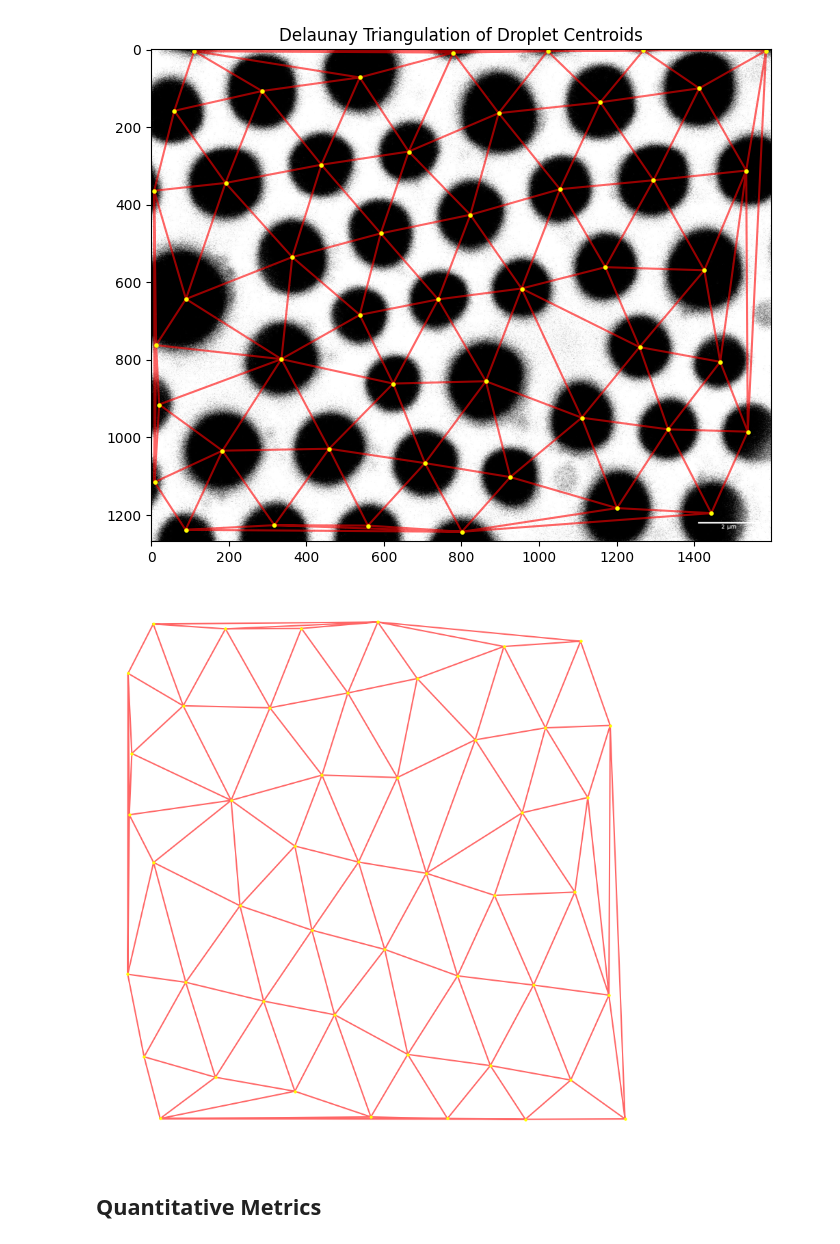
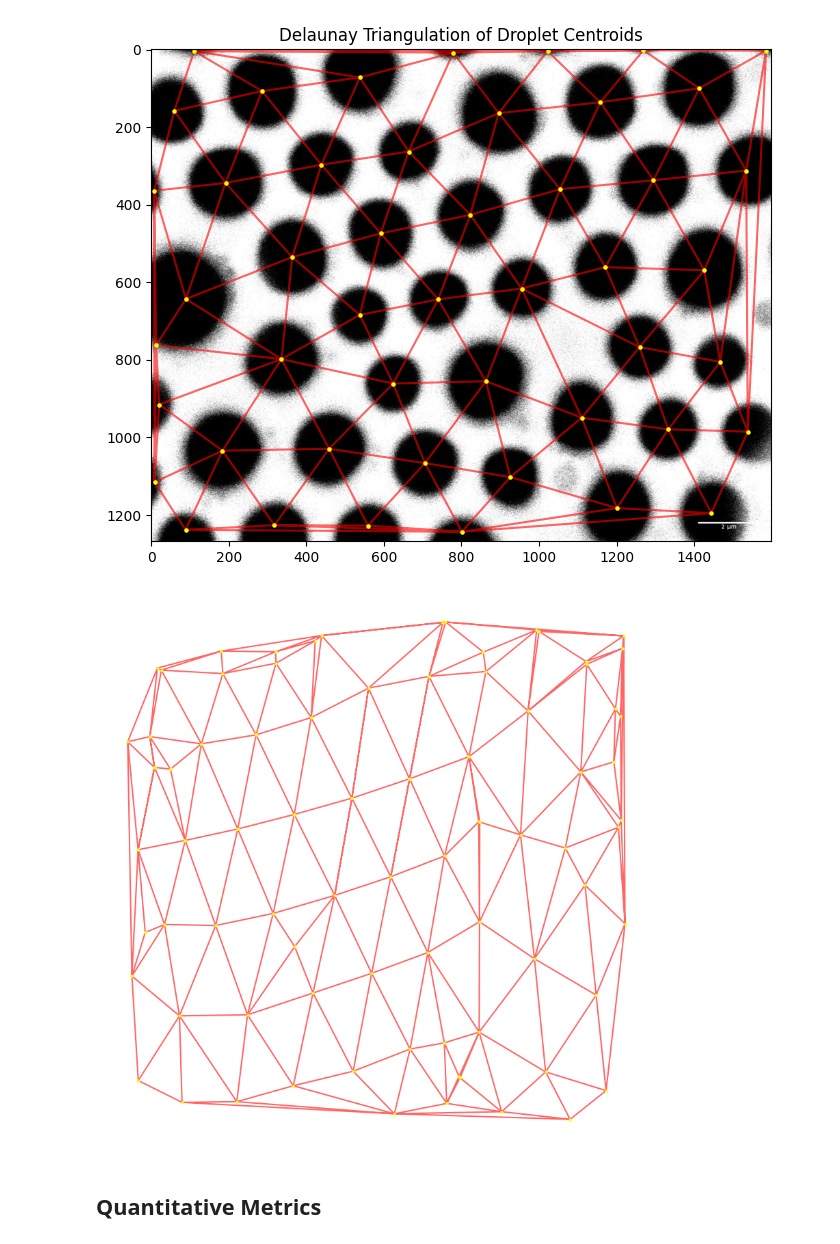
Before and after one commit to lemontang3/Python_Physics, a Jupyter notebook: Voronoi_Analysis.ipynb, the cells around one changed output. Saved outputs shown, nothing was run; the diff lists cells and outputs as text; code cells hidden in the pictures.

```diff
--- a/Voronoi_Analysis.ipynb
+++ b/Voronoi_Analysis.ipynb
@@ -559,37 +567,54 @@ plt.title('Delaunay Triangulation of Droplet Centroids')
 plt.show()
 # %% [output]
 [figure]
-# %%
-import cv2
-import numpy as np
-from scipy.spatial import Delaunay
-import matplotlib.pyplot as plt
-
-# Load SEM Image
-# Preprocess Image (assuming previous steps are done and centroids are detected)
-# This part assumes that centroids are already identified, e.g., using contours or other method
-
-# Example centroid array (replace with actual centroids)
-# centroids = np.array([[100, 150], [200, 250], [300, 350], ...])
-
-# Compute Delaunay Triangulation (corrected to use centroids as (x, y))
-centroids =   np.array(centroids)
-
-
-tri = Delaunay(centroids)
-
-# Plotting the Image with Delaunay Triangulation
-fig, ax = plt.subplots(figsize=(8, 8))
-ax.triplot(centroids[:, 0], centroids[:, 1], tri.simplices, color='red', alpha=0.6)
-ax.set_axis_off()
-
-plt.scatter(centroids[:, 0], centroids[:, 1], c='yellow', s=5)
-plt.subplots_adjust(left=0, right=1, top=1, bottom=0)
-plt.tight_layout(pad=0)
-
-plt.show()
-# %% [output]
-[figure, removed]
+# %%
+import cv2
+import numpy as np
+from scipy.spatial import Delaunay
+import matplotlib.pyplot as plt
+
+# Load SEM Image
+# Preprocess Image (assuming previous steps are done and centroids are detected)
+# This part assumes that centroids are already identified, e.g., using contours or other method
+
+# Example centroid array (replace with actual centroids)
+# centroids = np.array([[100, 150], [200, 250], [300, 350], ...])
+
+# Compute Delaunay Triangulation (corrected to use centroids as (x, y))
+centroids =  np.array([
+    [1609, 1437], [2078, 1410], [953, 1383], [2498, 1361], [756, 1318], [489, 1288],
+    [1811, 1294], [2318, 1315], [180, 1298], [1525, 1280], [1221, 1246], [2462, 1186],
+    [2023, 1180], [933, 1161], [656, 1111], [381, 1085], [145, 1017], [1726, 1048],
+    [2288, 1004], [1427, 984], [1137, 928], [848, 881], [2477, 844], [564, 839],
+    [300, 806], [1595, 1436], [2066, 1414], [985, 1398], [2503, 1397], [754, 1351],
+    [481, 1353], [1798, 1350], [2314, 1323], [160, 1304], [1525, 1280], [122, 1106],
+    [1221, 1246], [2488, 1165], [2023, 1180], [2454, 1033], [933, 1161],
+    [226, 1012], [656, 1111], [11, 1091], [381, 1085], [146, 1017], [1726, 1048],
+    [2288, 1004], [1775, 860], [1780, 859], [1428, 984], [1138, 928], [2210, 784],
+    [848, 881], [2491, 864], [564, 839], [300, 806], [1985, 822], [1603, 761],
+    [63, 779], [1333, 701], [99, 540], [2309, 677], [1051, 647], [2510, 565],
+    [850, 499], [196, 563], [1779, 571], [742, 595], [453, 560], [1519, 482],
+    [2055, 464], [1237, 422], [32, 414], [942, 365], [2365, 359], [1602, 221],
+    [271, 299], [613, 302], [1676, 124], [1681, 120], [1777, 252], [1430, 203],
+    [1144, 139], [2415, 83], [2234, 0], [2111, 137], [1890, 22], [1614, 46],
+    [1351, 16], [843, 97], [559, 51], [284, 49], [64, 112]
+])
+
+
+tri = Delaunay(centroids)
+
+# Plotting the Image with Delaunay Triangulation
+fig, ax = plt.subplots(figsize=(8, 8))
+ax.triplot(centroids[:, 0], centroids[:, 1], tri.simplices, color='red', alpha=0.6)
+ax.set_axis_off()
+
+plt.scatter(centroids[:, 0], centroids[:, 1], c='yellow', s=5)
+plt.subplots_adjust(left=0, right=1, top=1, bottom=0)
+plt.tight_layout(pad=0)
+
+plt.show()
+# %% [output]
+[figure, added]
 # %% [markdown]
 ## Quantitative Metrics
 # %%
```
Also changed, not shown: parts of 2 cells of this notebook, 1 other file.
